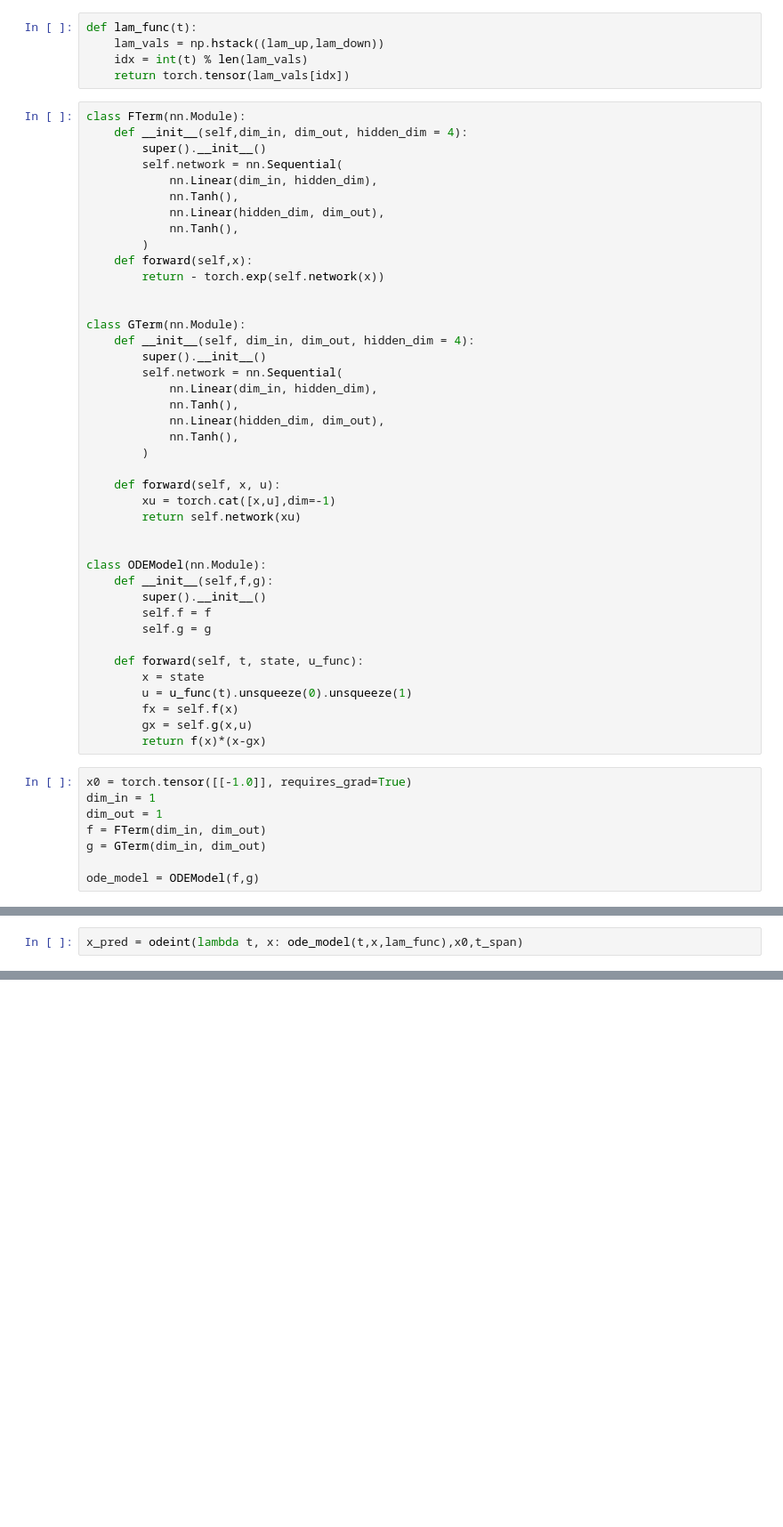
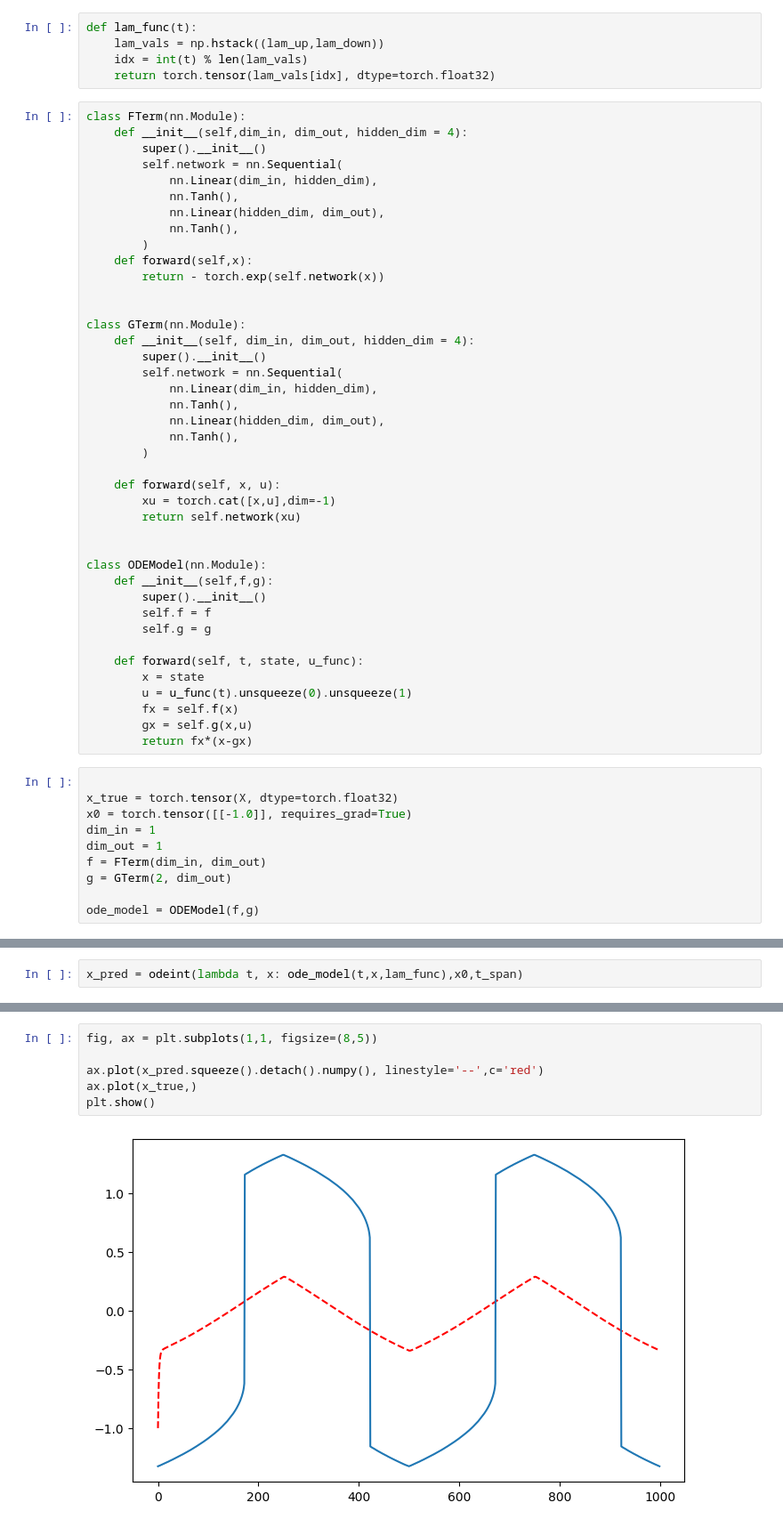
Before and after one commit to MalachiteWind/stable_node_control, a Jupyter notebook: learn_f_g.ipynb, the cells around one changed output, grey strips where cells are left out. Shown at 89% size. Cells and saved outputs as stored; diff of their text form; blank space fills up the shorter version.

```diff
--- a/learn_f_g.ipynb
+++ b/learn_f_g.ipynb
@@ -67,7 +67,7 @@ from torchdiffeq import odeint
 def lam_func(t):
     lam_vals = np.hstack((lam_up,lam_down))
     idx = int(t) % len(lam_vals)
-    return torch.tensor(lam_vals[idx])
+    return torch.tensor(lam_vals[idx], dtype=torch.float32)
 # %%
 class FTerm(nn.Module):
     def __init__(self,dim_in, dim_out, hidden_dim = 4):
@@ -108,13 +108,15 @@ class ODEModel(nn.Module):
         u = u_func(t).unsqueeze(0).unsqueeze(1)
         fx = self.f(x)
         gx = self.g(x,u)
-        return f(x)*(x-gx)
+        return fx*(x-gx)
 # %%
+
+x_true = torch.tensor(X, dtype=torch.float32)
 x0 = torch.tensor([[-1.0]], requires_grad=True)
 dim_in = 1
 dim_out = 1
 f = FTerm(dim_in, dim_out)
-g = GTerm(dim_in, dim_out)
+g = GTerm(2, dim_out)
 
 ode_model = ODEModel(f,g)
 # %%
@@ -127,0 +134,8 @@ plt.plot(t_span, lam_func(t_span))
+# %%
+fig, ax = plt.subplots(1,1, figsize=(8,5))
+
+ax.plot(x_pred.squeeze().detach().numpy(), linestyle='--',c='red')
+ax.plot(x_true,)
+plt.show()
+# %% [output]
+[figure, added]
```
Also changed, not shown: parts of 5 cells of this notebook.
